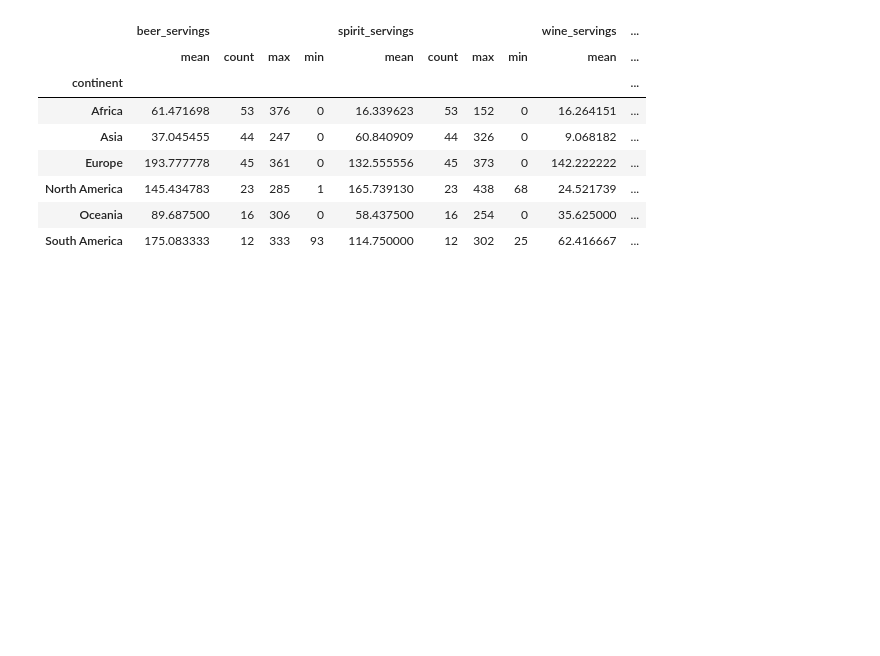
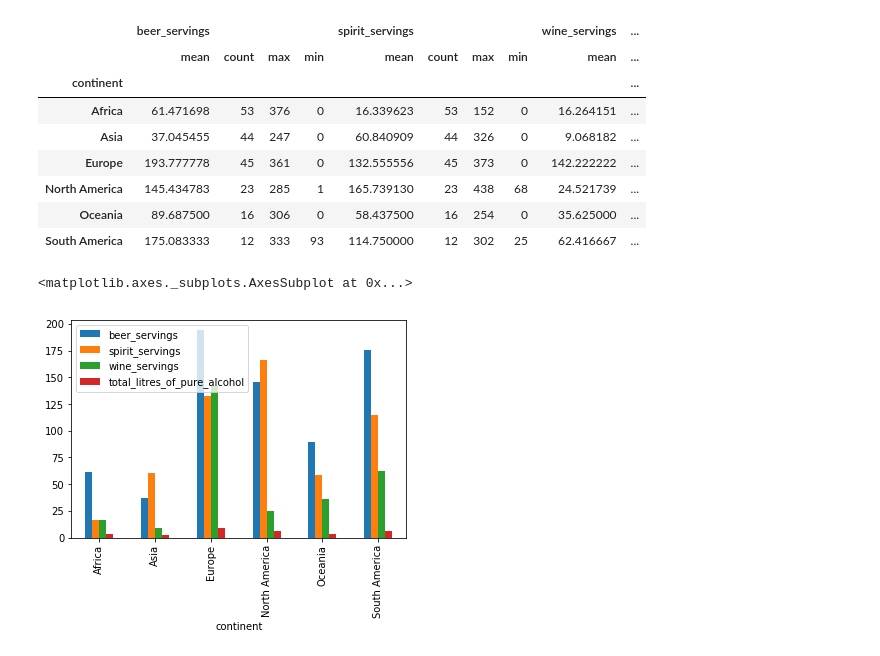
Before and after one commit to harrytrinh2/Pandas_Python, a Jupyter notebook: When should I use a 'groupby' in pandas.ipynb, the cells around one changed output. Saved outputs shown, nothing was run; the diff lists cells and outputs as text; code cells hidden in the pictures; blank space fills up the shorter version.

Commit message:
plot + groupby
extra

```diff
--- a/When should I use a 'groupby' in pandas.ipynb
+++ b/When should I use a 'groupby' in pandas.ipynb
@@ -106,0 +110,6 @@ drinks.groupby('continent').agg(['mean','count','max','min'])
+# %%
+# side-by-side bar plot of the DataFrame directly above
+drinks.groupby('continent').mean().plot(kind='bar')
+# %% [output]
+<matplotlib.axes._subplots.AxesSubplot at 0x...>
+[figure, added]
```
Also changed, not shown: parts of 10 cells of this notebook.
